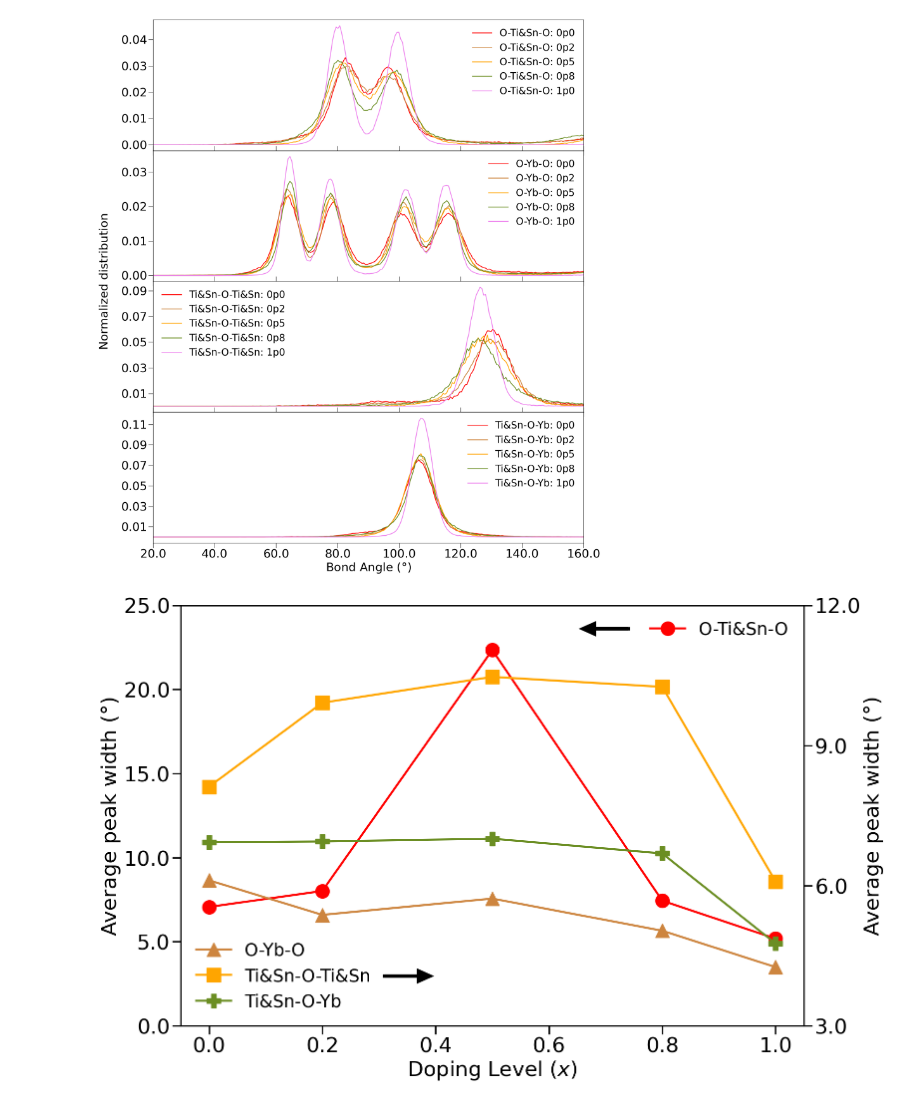
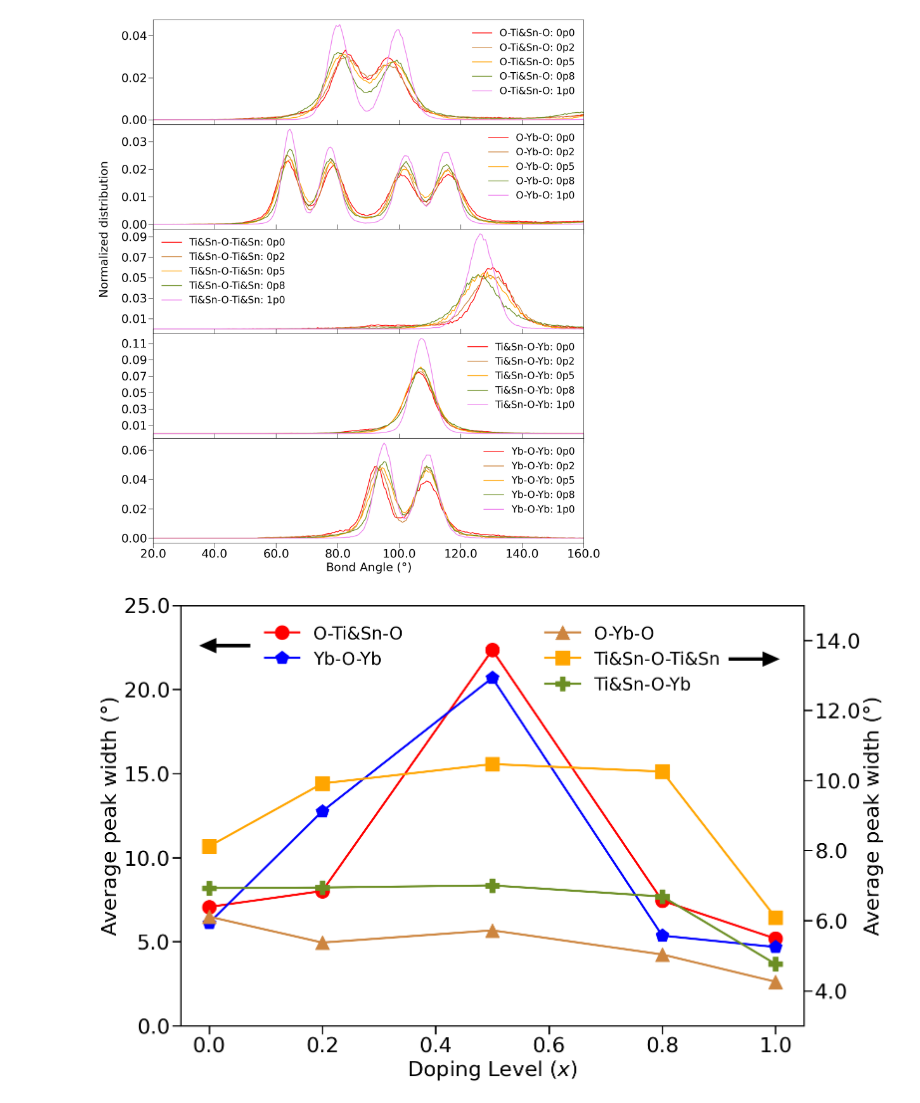
Before and after one commit to Kvieta1990/Working_Proj, a Jupyter notebook: Research/HDZ_RMC/RMC_Optimal_fittings/triplets_overlay_all.ipynb, the cells around one changed output. Cells and saved outputs as stored; diff of their text form; code cells hidden in the pictures.

```diff
--- a/Research/HDZ_RMC/RMC_Optimal_fittings/triplets_overlay_all.ipynb
+++ b/Research/HDZ_RMC/RMC_Optimal_fittings/triplets_overlay_all.ipynb
@@ -26,9 +26,9 @@ color_dict = {
 }
 # %%
 f = plt.figure(figsize=(18, 20))
-gs = gridspec.GridSpec(4, 1, height_ratios=[1 for _ in range(4)], hspace=0)
+gs = gridspec.GridSpec(5, 1, height_ratios=[1 for _ in range(5)], hspace=0)
 axes = list()
-for i in range(4):
+for i in range(5):
     axes.append(plt.subplot(gs[i, 0]))
 
 all_data = dict()
@@ -76,6 +76,15 @@ for key, item in sample_dict.items():
                         line = file_in.readline()
                         b231_angle.append(float(line.split()[0]))
                         b231_norm.append(float(line.split()[2]))
+                if "b131" in line:
+                    for _ in range(3):
+                        line = file_in.readline()
+                    b131_angle = []
+                    b131_norm = []
+                    for _ in range(300):
+                        line = file_in.readline()
+                        b131_angle.append(float(line.split()[0]))
+                        b131_norm.append(float(line.split()[2]))
 
     angle_dict = {
         0: {
@@ -98,11 +107,16 @@ for key, item in sample_dict.items():
             "color": "olivedrab",
             "data": {"angle": b231_angle, "norm": b231_norm},
         },
+        4: {
+            "label": "Yb-O-Yb",
+            "color": "blue",
+            "data": {"angle": b131_angle, "norm": b131_norm},
+        },
     }
 
     all_data[key] = dict()
 
-    for i in range(4):
+    for i in range(5):
         all_data[key][i] = [
             angle_dict[i]["data"]["angle"],
             angle_dict[i]["data"]["norm"],
@@ -113,37 +127,37 @@ for key, item in sample_dict.items():
             line_style[key],
             color=color_dict[key],
             label=angle_dict[i]["label"] + ": " + key,
             linewidth=2,
         )
 
         axes[i].set_xlim([20, 160])
         axes[i].tick_params(axis="x", direction="out", length=12, width=1, labelsize=30)
-        if i != 3:
+        if i != 4:
             axes[i].set_xticklabels([])
         if i > 0:
             axes[i].xaxis.set_ticks_position("both")
         axes[i].tick_params(axis="y", direction="out", length=12, width=1, labelsize=30)
         axes[i].spines["left"].set_linewidth(1)
         axes[i].spines["right"].set_linewidth(1)
         axes[i].spines["top"].set_linewidth(1)
         axes[i].spines["bottom"].set_linewidth(1)
-        if i == 3:
+        if i == 4:
             axes[i].set_xlabel(r"Bond Angle ($\degree$)", fontdict={"size": 30})
         # axes[i].set_ylabel(r"$g(r)$", fontdict={'size': 30})
         axes[i].legend(fontsize=25, frameon=False)
         axes[i].yaxis.set_major_formatter(FormatStrFormatter("%.2f"))
-        if i == 3:
+        if i == 4:
             axes[i].xaxis.set_major_formatter(FormatStrFormatter("%.1f"))
 
 _ = axes[3].set_yticks([0.01, 0.03, 0.05, 0.07, 0.09, 0.11])
 _ = axes[2].set_yticks([0.01, 0.03, 0.05, 0.07, 0.09])
 _ = axes[1].set_yticks([0.0, 0.01, 0.02, 0.03])
 axes[1].set_ylabel(r"Normalized distribution", fontdict={"size": 30})
 axes[1].yaxis.set_label_coords(-0.10, 0.0)
 plt.tight_layout()
 _ = f.savefig("triplets_all.png", format="png", dpi=600)
 # %% [output]
-[figure, old version]
+[figure, new version]
 # %%
 def func(x, *params):
     y = np.zeros_like(x)
@@ -190,11 +205,14 @@ gs = gridspec.GridSpec(1, 1)
 ax = plt.subplot(gs[0, 0])
 ax2 = ax.twinx()
 
-markers = ["o", "^", "s", "P"]
+markers = ["o", "^", "s", "P", "p"]
 
 ax.plot(doping_level, all_params[0], label=angle_dict[0]["label"],
         color=angle_dict[0]["color"],
         linewidth=3, marker=markers[0], ms=20)
+ax.plot(doping_level, all_params[4], label=angle_dict[4]["label"],
+        color=angle_dict[4]["color"],
+        linewidth=3, marker=markers[4], ms=20)
 
 for i in range(3):
     ax2.plot(doping_level, all_params[i + 1],
@@ -203,7 +221,7 @@ for i in range(3):
              linewidth=3, marker=markers[i + 1], ms=20)
 
 ax.set_ylim([0, 25])
-ax2.set_ylim([3, 12])
+ax2.set_ylim([3, 15])
 
 ax.tick_params(axis="x", direction="out", length=12, width=2, labelsize=30)
 ax.tick_params(axis="y", direction="out", length=12, width=2, labelsize=30)
@@ -216,19 +234,20 @@ ax.set_xlabel(r"Doping Level ($x$)", fontdict={"size": 30})
 ax.yaxis.set_major_formatter(FormatStrFormatter("%.1f"))
 ax.xaxis.set_major_formatter(FormatStrFormatter("%.1f"))
 ax2.yaxis.set_major_formatter(FormatStrFormatter("%.1f"))
-_ = ax2.set_yticks([3., 6., 9., 12.])
+# _ = ax2.set_yticks([3., 9., 15., 21.])
 ax.set_ylabel(r"Average peak width (°)", fontdict={"size": 30})
 ax2.set_ylabel(r"Average peak width (°)", fontdict={"size": 30})
 
-ax.legend(fontsize=25, frameon=False)
-ax2.legend(fontsize=25, frameon=False)
+ax.legend(fontsize=25, frameon=False, loc="upper left", bbox_to_anchor=(0.11, 0.99))
+ax2.legend(fontsize=25, frameon=False, loc="upper right", bbox_to_anchor=(0.89, 0.99))
 
-ax.arrow(0.74, 23.6, -0.06, 0, linewidth=5, head_width=0.6, head_length=0.02,
+ax.arrow(0.07, 22.6, -0.06, 0, linewidth=5, head_width=0.6, head_length=0.02,
          fc="black")
-ax.arrow(0.31, 2.95, 0.06, 0, linewidth=5, head_width=0.6, head_length=0.02,
+ax.arrow(0.92, 21.8, 0.06, 0, linewidth=5, head_width=0.6, head_length=0.02,
          fc="black")
+ax.set_xlim([-0.05, 1.05])
 
 plt.tight_layout()
 _ = f.savefig("distortion_all.png", format="png", dpi=600)
 # %% [output]
-[figure, old version]
+[figure, new version]
```
Also changed, not shown: parts of 1 cell of this notebook, 2 other files.
